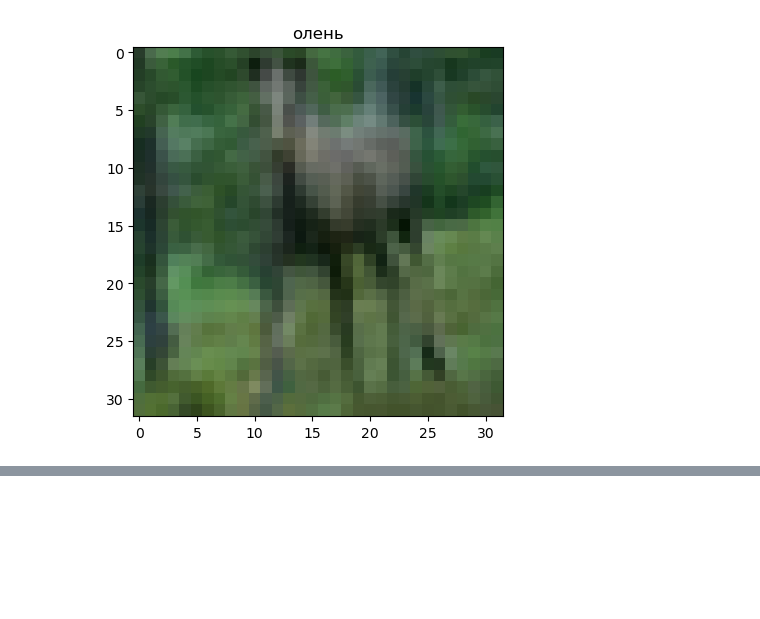
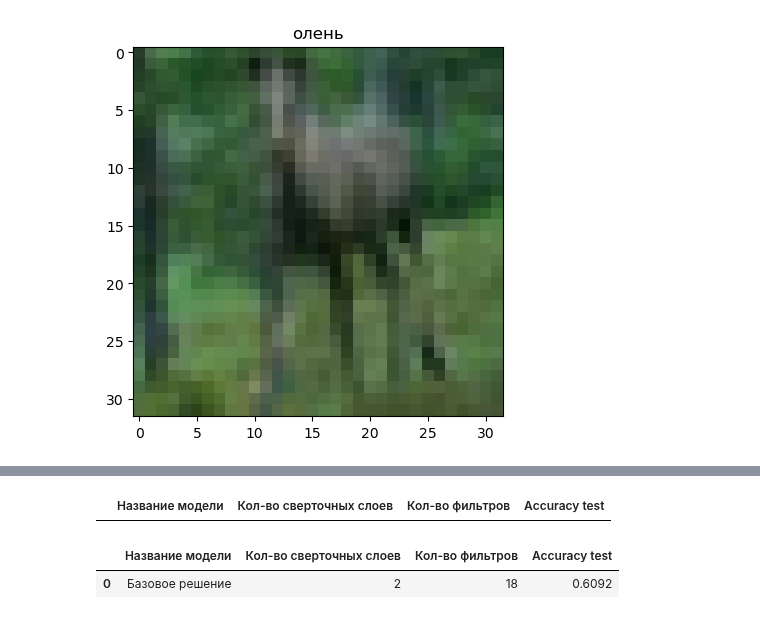
Before and after one commit to dnlygvtv/02_Python_for_Neural_Networks, a Jupyter notebook: HW/HW_4.ipynb, the cells around one changed output, grey strips where cells are left out. Cells and saved outputs as stored; diff of their text form; code cells hidden in the pictures; blank space fills up the shorter version.

```diff
--- a/HW/HW_4.ipynb
+++ b/HW/HW_4.ipynb
@@ -36,0 +100,2 @@ plt.show()
+# %%
+loss, metric = base_model.evaluate(X_test, y_test)
@@ -36,0 +104,18 @@ plt.show()
+# %%
+stata = pd.DataFrame(columns=['Название модели',
+                              'Кол-во сверточных слоев',
+                              'Кол-во фильтров',
+                              'Accuracy test'
+                              ])
+# %% [output]
+|  | Название модели | Кол-во сверточных слоев | Кол-во фильтров | Accuracy test |
+# %%
+stata = stata.append({'Название модели': 'Базовое решение',
+                     'Кол-во сверточных слоев': 2,
+                     'Кол-во фильтров': 12 + 6,
+                     'Accuracy test': metric},
+                     ignore_index=True)
+stata
+# %% [output]
+|  | Название модели | Кол-во сверточных слоев | Кол-во фильтров | Accuracy test |
+| 0 | Базовое решение | 2 | 18 | 0.6092 |
```
Also changed, not shown: parts of 10 cells of this notebook.
